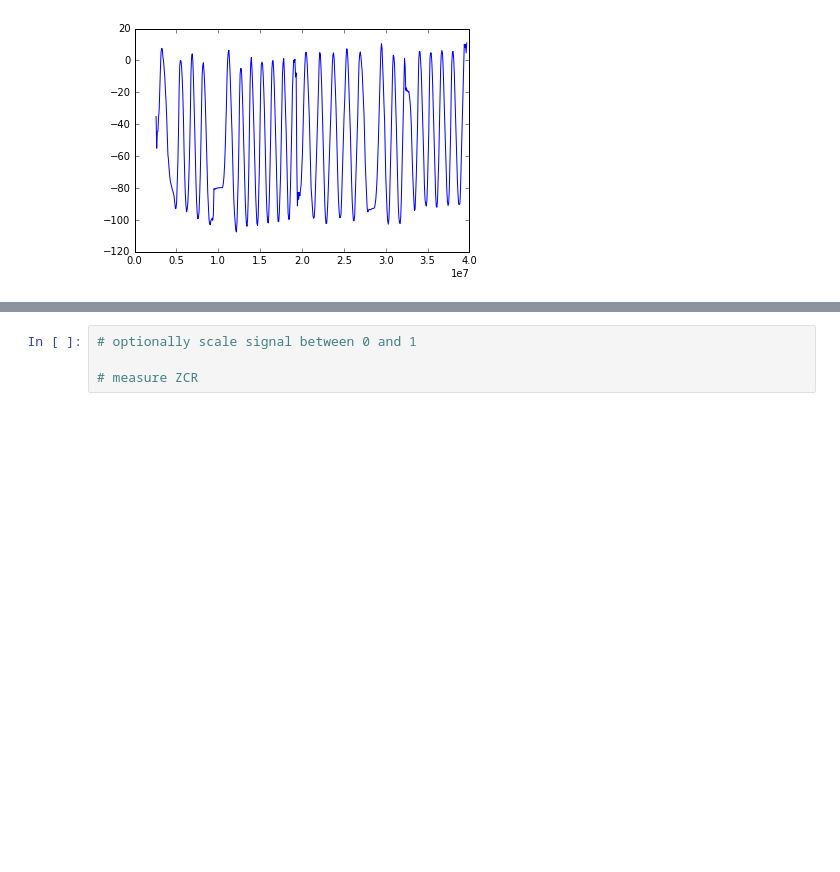
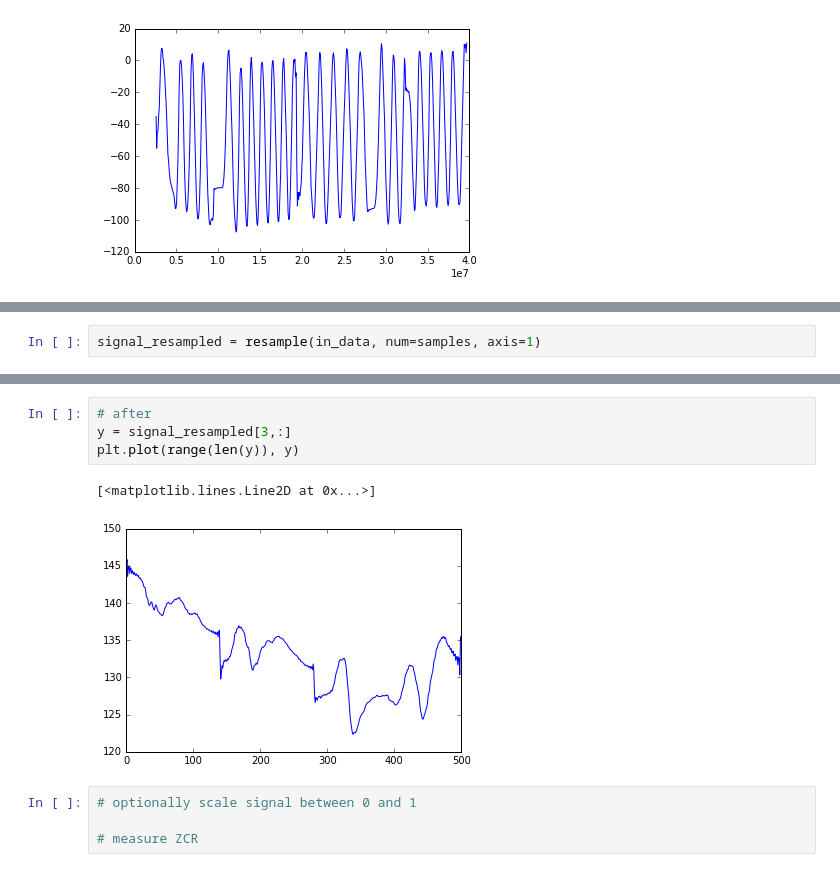
Before and after one commit to Make-O-Matic/MOM-Engine, a Jupyter notebook: data_preprocess.ipynb, the cells around one changed output, grey strips where cells are left out. Drawn from its saved outputs; the diff is of its cells as text; blank space fills up the shorter version.

```diff
--- a/data_preprocess.ipynb
+++ b/data_preprocess.ipynb
@@ -747,0 +784,2 @@ for gest in sorted(gesture_exp_dict.keys()):
+# %%
+signal_resampled = resample(in_data, num=samples, axis=1)
@@ -748,3 +808,10 @@ for gest in sorted(gesture_exp_dict.keys()):
+# %%
+# after
+y = signal_resampled[3,:]
+plt.plot(range(len(y)), y)
+# %% [output]
+[<matplotlib.lines.Line2D at 0x...>]
+[figure, added]
 # %%
 # optionally scale signal between 0 and 1
 
```
Also changed, not shown: parts of 14 cells of this notebook.
